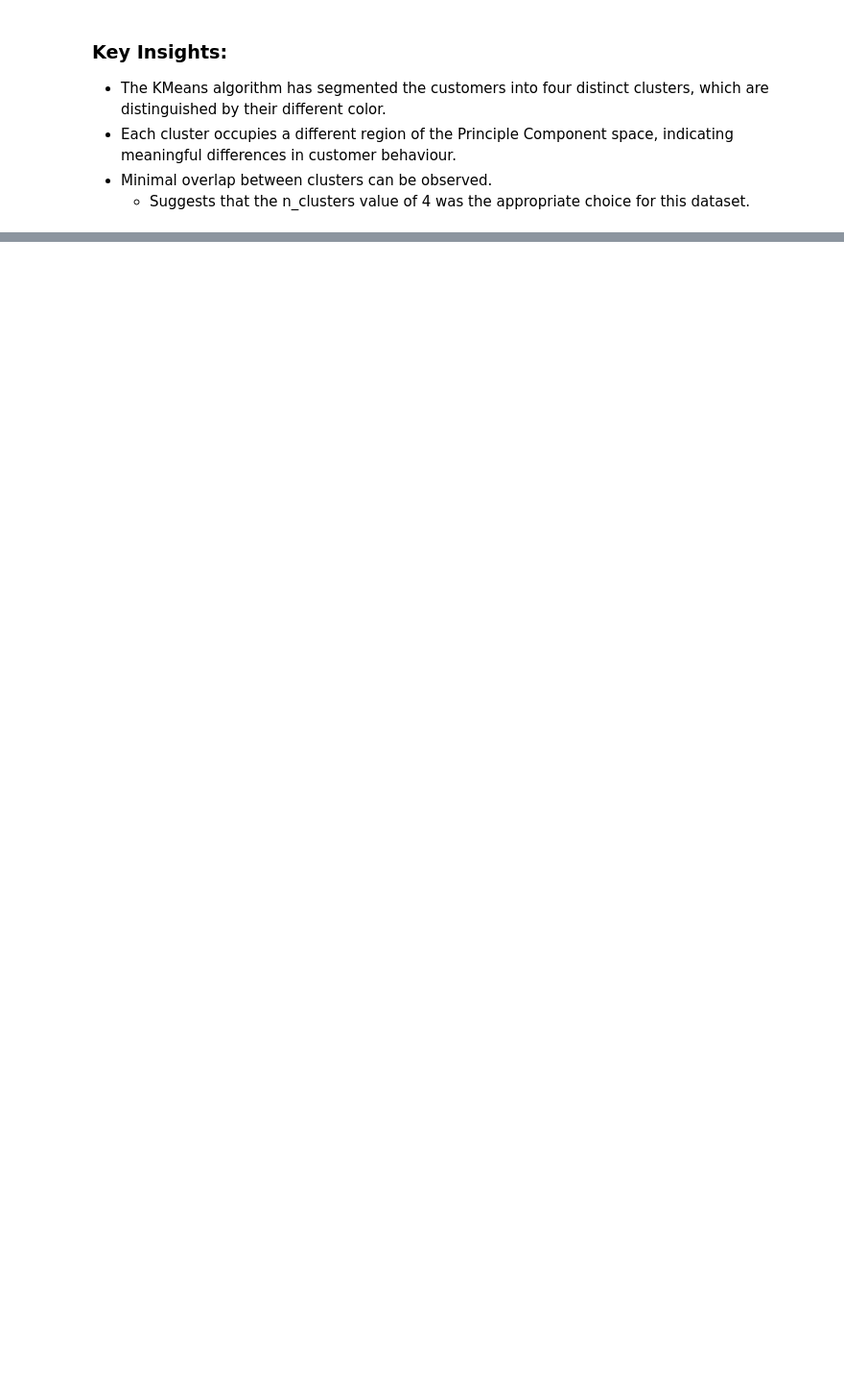
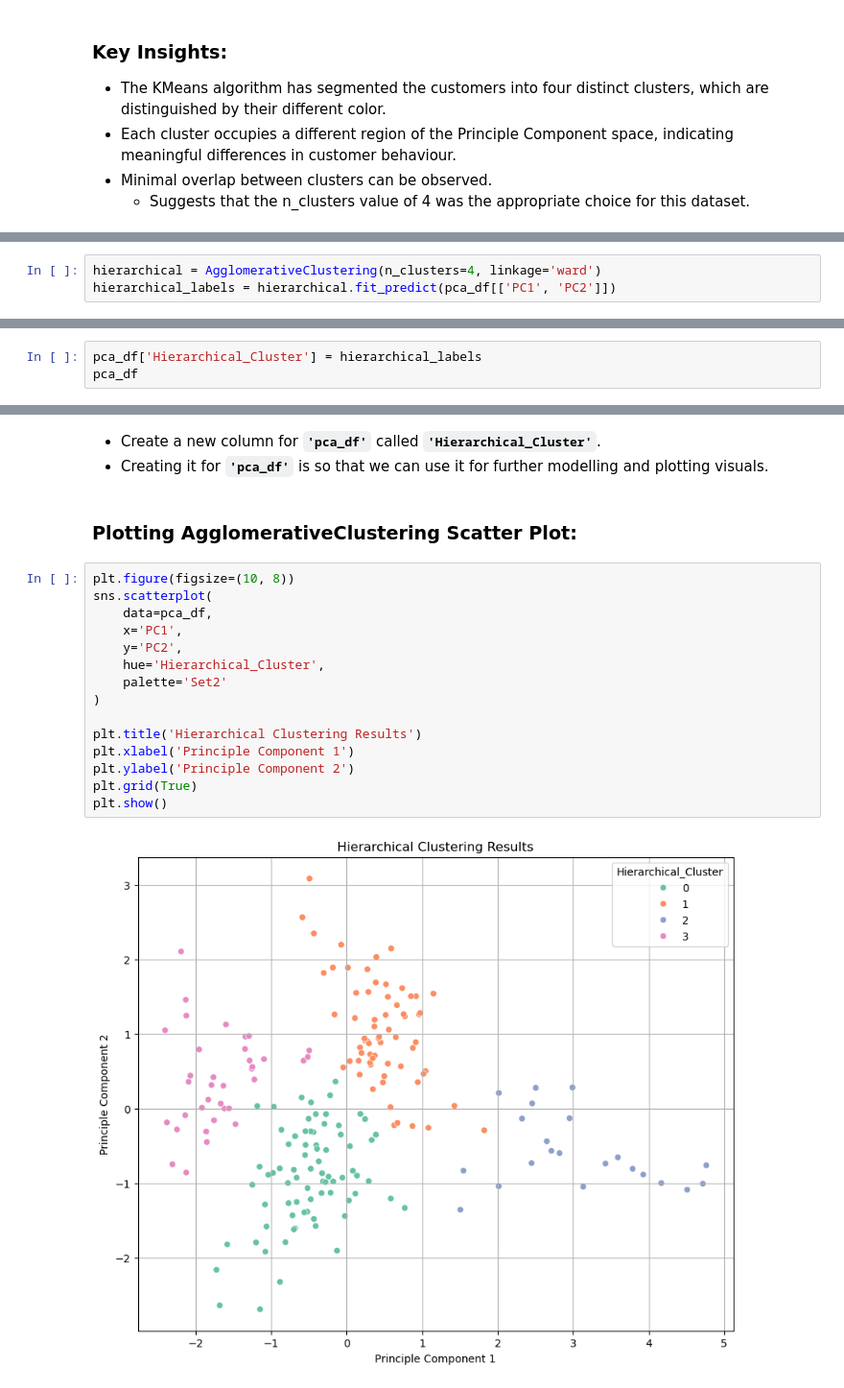
Before and after one commit to Cayden08/AIML, a Jupyter notebook: CA2/p2510893_CA2_PartA_Cayden.ipynb, the cells around one changed output, grey strips where cells are left out. Shown at 96% size. Cells and saved outputs as stored; diff of their text form; blank space fills up the shorter version.

```diff
--- a/CA2/p2510893_CA2_PartA_Cayden.ipynb
+++ b/CA2/p2510893_CA2_PartA_Cayden.ipynb
@@ -780,0 +795,3 @@ plt.show()
+# %%
+hierarchical = AgglomerativeClustering(n_clusters=4, linkage='ward')
+hierarchical_labels = hierarchical.fit_predict(pca_df[['PC1', 'PC2']])
@@ -780,0 +802,3 @@ plt.show()
+# %%
+pca_df['Hierarchical_Cluster'] = hierarchical_labels
+pca_df
@@ -780,0 +819,22 @@ plt.show()
+# %% [markdown]
+- Create a new column for **`'pca_df'`** called **`'Hierarchical_Cluster'`**.
+- Creating it for **`'pca_df'`** is so that we can use it for further modelling and plotting visuals.
+# %% [markdown]
+### **Plotting AgglomerativeClustering Scatter Plot:**
+# %%
+plt.figure(figsize=(10, 8))
+sns.scatterplot(
+    data=pca_df,
+    x='PC1',
+    y='PC2',
+    hue='Hierarchical_Cluster',
+    palette='Set2'
+)
+
+plt.title('Hierarchical Clustering Results')
+plt.xlabel('Principle Component 1')
+plt.ylabel('Principle Component 2')
+plt.grid(True)
+plt.show()
+# %% [output]
+[figure, added]
```
Also changed, not shown: parts of 23 cells of this notebook.
